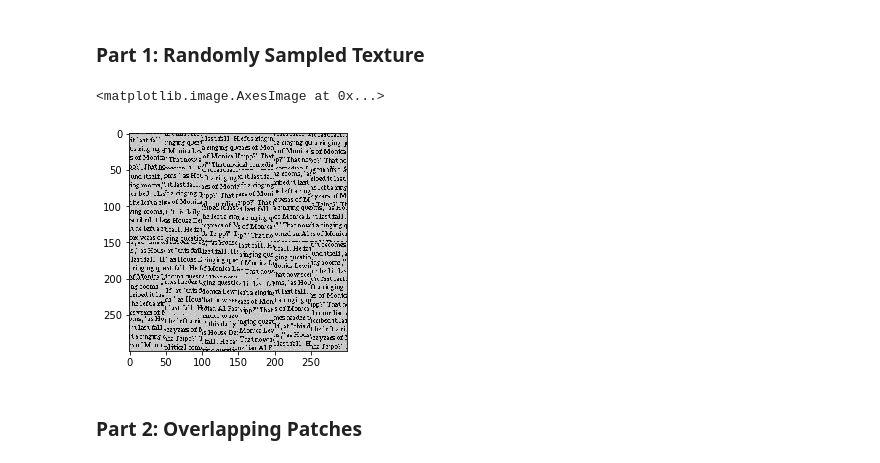
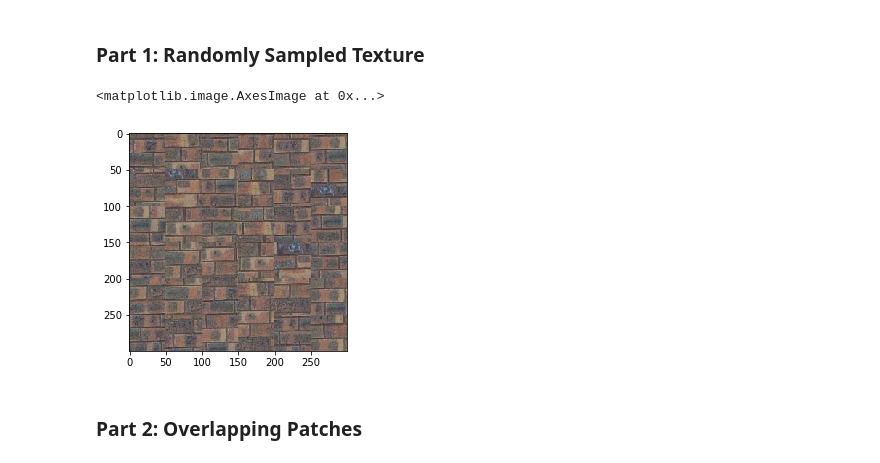
Before and after one commit to SauravShroff/LightFieldCamera, a Jupyter notebook: ImageQuilting.ipynb, the cells around one changed output. Drawn from its saved outputs; the diff is of its cells as text; code cells hidden in the pictures.

```diff
--- a/ImageQuilting.ipynb
+++ b/ImageQuilting.ipynb
@@ -46,12 +46,12 @@ def quilt_random(sample, outsize, patchsize):
 
     return out
 # %%
-im_random = quilt_random(TEXTURE_1, (300,300, 3), 50)
+im_random = quilt_random(TEXTURE_2, (300,300, 3), 50)
 # imsave("random_bricks.png", im_random)
 imshow(im_random)
 # %% [output]
 <matplotlib.image.AxesImage at 0x...>
-[figure, old version]
+[figure, new version]
 # %% [markdown]
 ### Part 2: Overlapping Patches
 # %%
```
Also changed, not shown: parts of 7 cells of this notebook.
